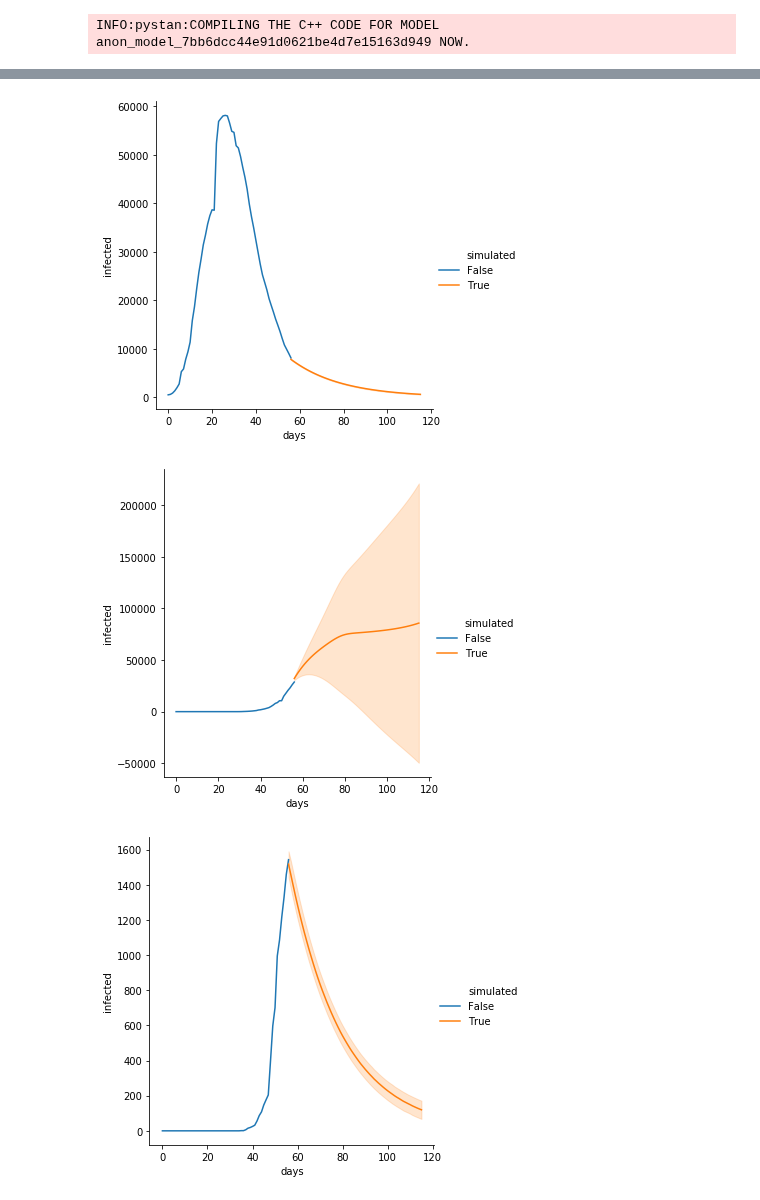
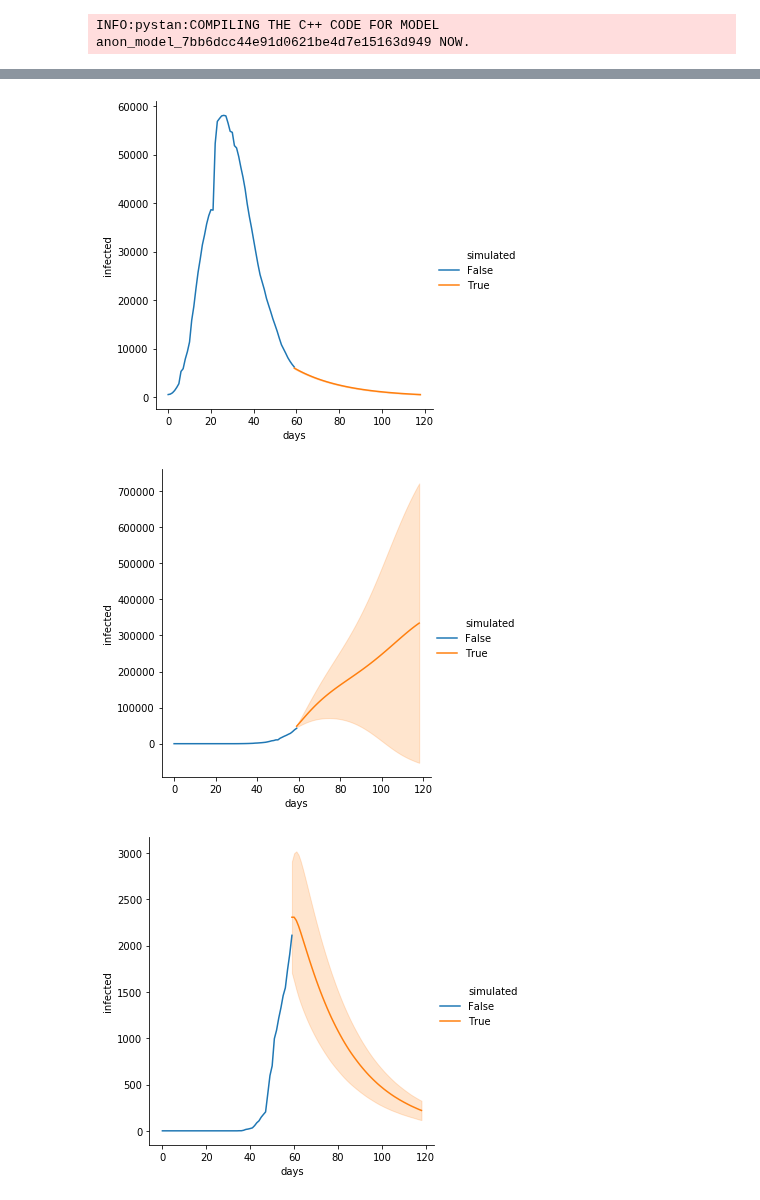
Before and after one commit to yoriyuki/COVID-19, a Jupyter notebook: prediction/COVID-19.ipynb, the cells around one changed output, grey strips where cells are left out. Drawn from its saved outputs; the diff is of its cells as text; code cells hidden in the pictures.

```diff
--- a/prediction/COVID-19.ipynb
+++ b/prediction/COVID-19.ipynb
@@ -71,8 +72,9 @@ def simulate(a, p, c, sigma_S, sigma_R, start, horizen):
         I = (cumulative - recovered) @ c * (1 - cumulative / p) + np.sqrt(sigma_S) * np.random.randn(N)
         cumulative = cumulative + np.maximum(I, 0)
         recovered = recovered + a * (cumulative0 - recovered) + np.sqrt(sigma_R) * np.random.randn(N)
-        recovered = np.maximum(recovered, 0)
+        recovered = np.clip(recovered, 0, cumulative)
         infected_list.append(cumulative - recovered)
+
     infected = pd.DataFrame(infected_list,
                             columns=confirmed.columns,
                             index=pd.date_range(start, periods=horizen, freq='D'))
@@ -124,15 +134,15 @@ draw_infected(fit, pd.to_datetime('2020-02-01'), 60, 'Korea, South')
 # %%
 ### Prediction ###
 # %%
-draw_infected(fit, pd.to_datetime('2020-03-18'), 60, 'China')
+draw_infected(fit, pd.to_datetime('2020-03-21'), 60, 'China')
 # %% [output]
-[figure, old version]
+[figure, new version]
 # %%
-draw_infected(fit, pd.to_datetime('2020-03-18'), 60, 'Italy')
+draw_infected(fit, pd.to_datetime('2020-03-21'), 60, 'Italy')
 # %% [output]
-[figure, old version]
+[figure, new version]
 # %%
-draw_infected(fit, pd.to_datetime('2020-03-18'), 60, 'Norway')
+draw_infected(fit, pd.to_datetime('2020-03-21'), 60, 'Norway')
 # %% [output]
-[figure, old version]
+[figure, new version]
 # %%
```
Also changed, not shown: parts of 12 cells of this notebook.
